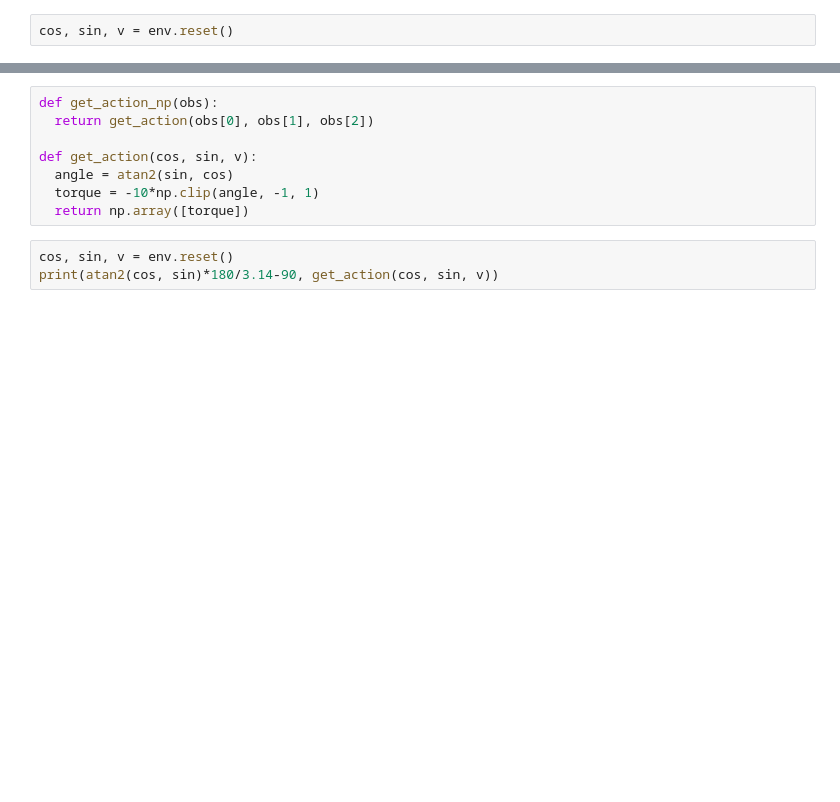
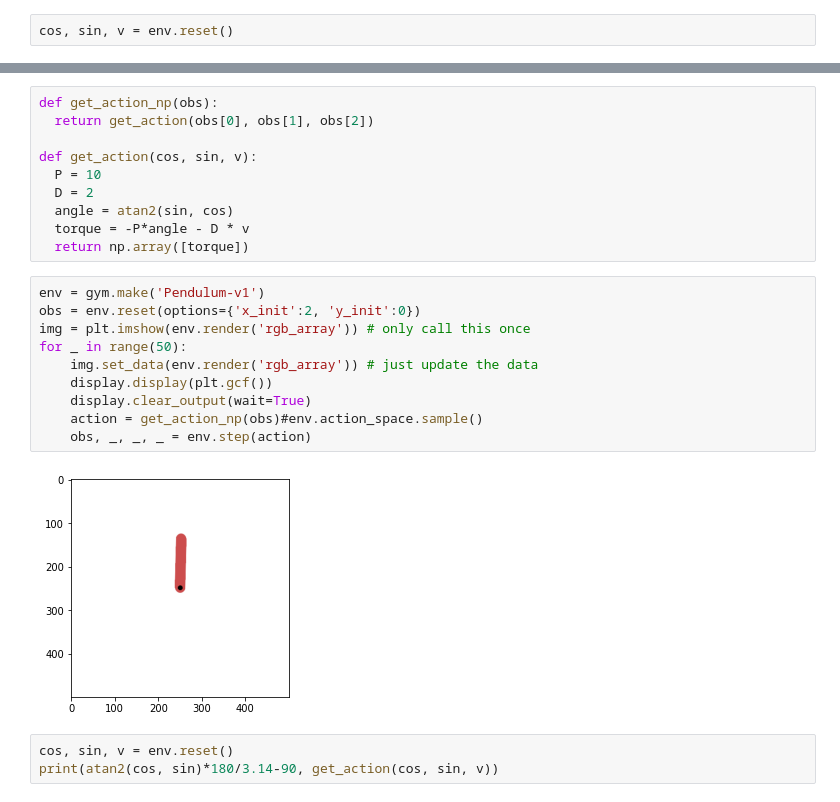
Before and after one commit to sikora-toma/gym-pendulum-control, a Jupyter notebook: pendulum_control.ipynb, the cells around one changed output, grey strips where cells are left out. Cells and saved outputs as stored; diff of their text form; blank space fills up the shorter version.

```diff
--- a/pendulum_control.ipynb
+++ b/pendulum_control.ipynb
@@ -85,9 +86,23 @@ def get_action_np(obs):
   return get_action(obs[0], obs[1], obs[2])
 
 def get_action(cos, sin, v):
+  P = 10
+  D = 2
   angle = atan2(sin, cos)
-  torque = -10*np.clip(angle, -1, 1)
+  torque = -P*angle - D * v
   return np.array([torque])
+# %%
+env = gym.make('Pendulum-v1')
+obs = env.reset(options={'x_init':2, 'y_init':0})
+img = plt.imshow(env.render('rgb_array')) # only call this once
+for _ in range(50):
+    img.set_data(env.render('rgb_array')) # just update the data
+    display.display(plt.gcf())
+    display.clear_output(wait=True)
+    action = get_action_np(obs)#env.action_space.sample()
+    obs, _, _, _ = env.step(action)
+# %% [output]
+[figure, added]
 # %%
 cos, sin, v = env.reset()
 print(atan2(cos, sin)*180/3.14-90, get_action(cos, sin, v))
```
Also changed, not shown: parts of 8 cells of this notebook.
